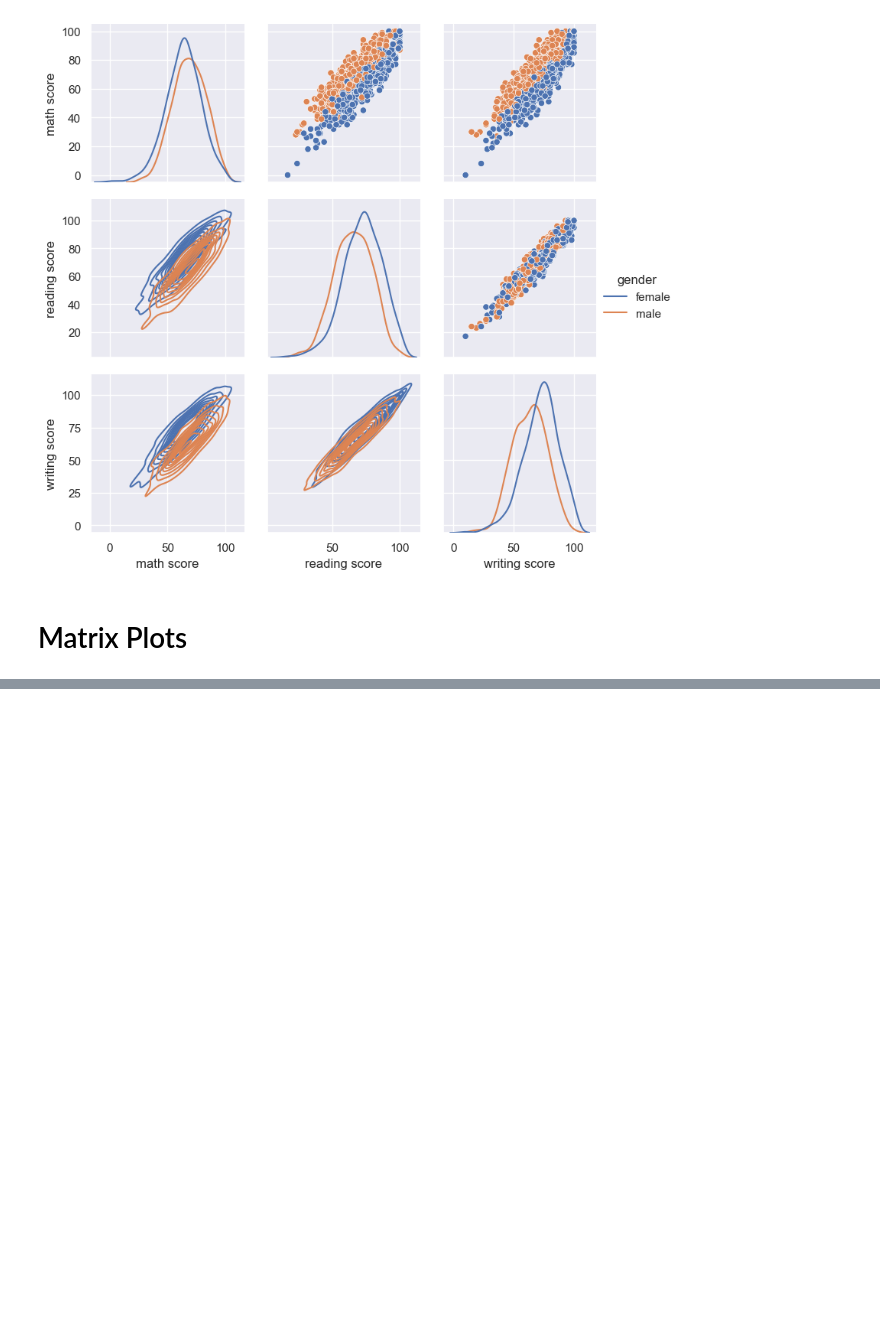
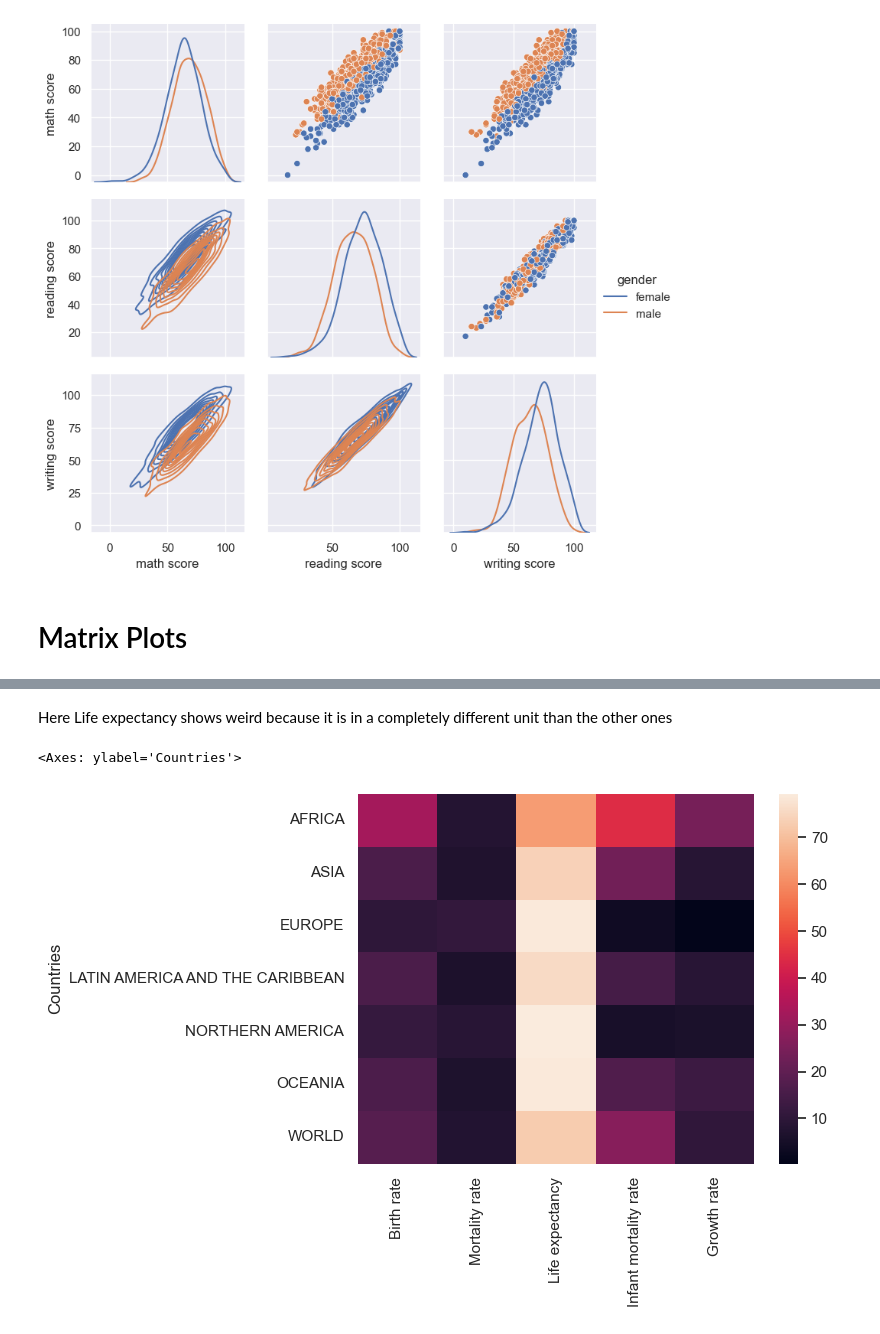
Before and after one commit to Daniel-Aguila/MLandDS, a Jupyter notebook: searbornBasics.ipynb, the cells around one changed output, grey strips where cells are left out. Cells and saved outputs as stored; diff of their text form; code cells hidden in the pictures; blank space fills up the shorter version.

Commit message:
Matrix Plots - Seaborn

```diff
--- a/searbornBasics.ipynb
+++ b/searbornBasics.ipynb
@@ -330,0 +340,3 @@ g=g.add_legend()
+# %%
+df = pd.read_csv('DATA/country_table.csv')
+df #need a label index to see the numerical information against labels
@@ -330,0 +352,9 @@ g=g.add_legend()
+# %%
+df = df.set_index("Countries")
+# %% [markdown]
+Here Life expectancy shows weird because it is in a completely different unit than the other ones
+# %%
+sns.heatmap(df)
+# %% [output]
+<Axes: ylabel='Countries'>
+[figure, added]
```
Also changed, not shown: parts of 8 cells of this notebook, 1 other file.
